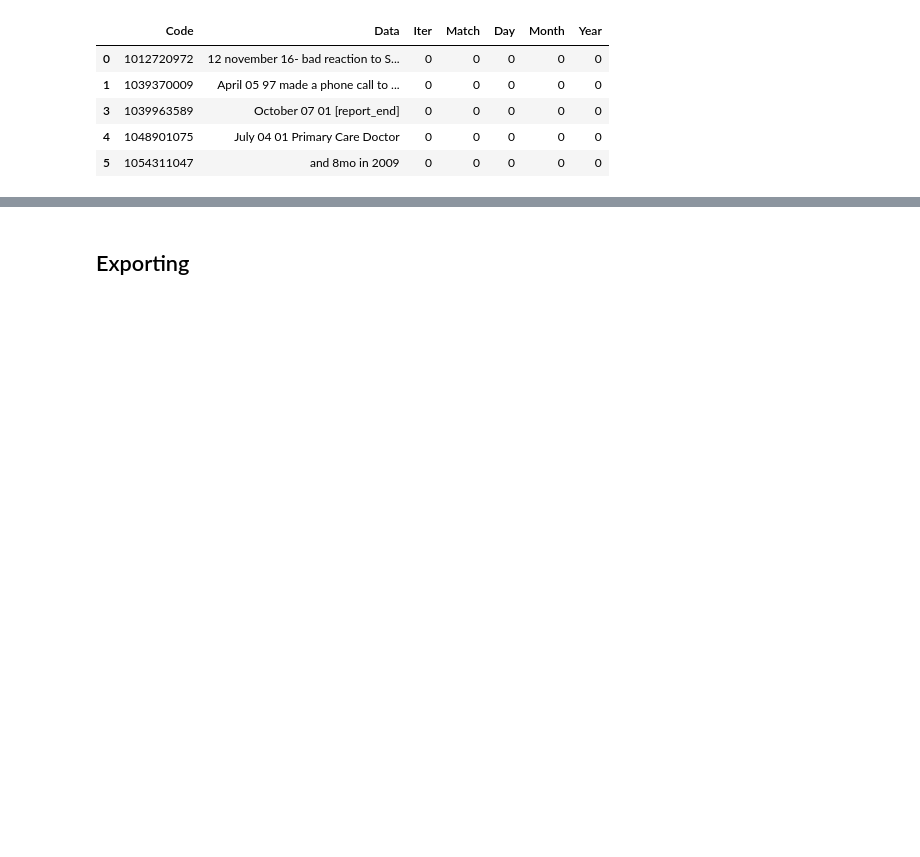
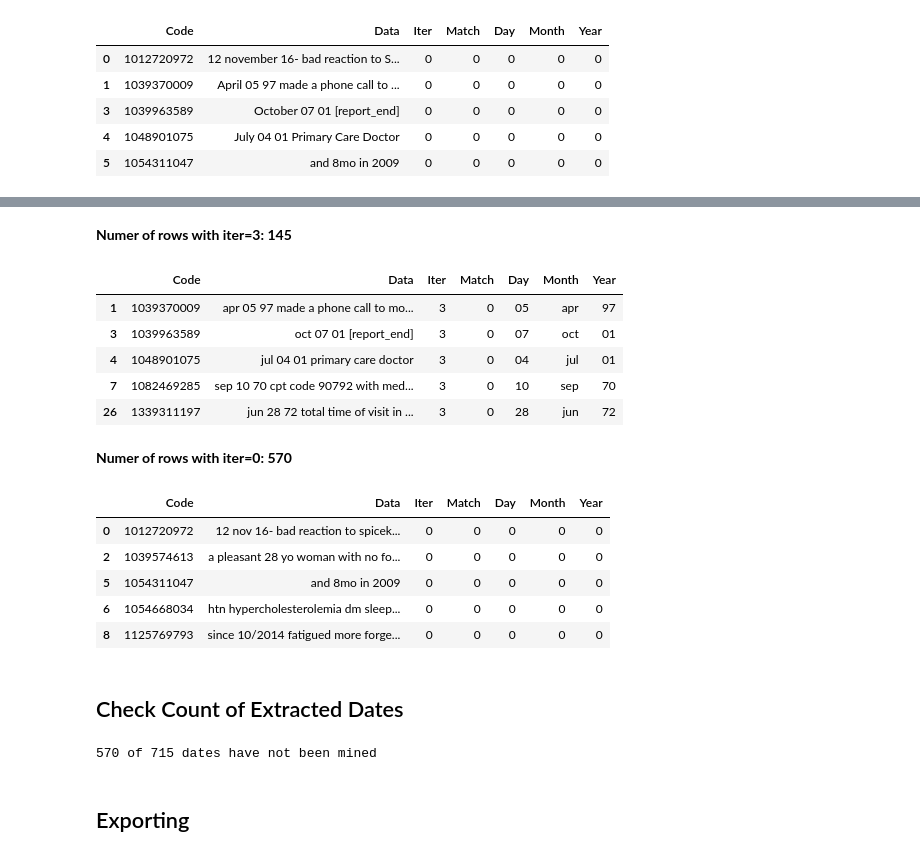
Before and after one commit to luke-foxed/Date-Mining, a Jupyter notebook: 01-Model.ipynb, the cells around one changed output, grey strips where cells are left out. Saved outputs shown, nothing was run; the diff lists cells and outputs as text; code cells hidden in the pictures; blank space fills up the shorter version.

Commit message:
More regex, changed cleaning

```diff
--- a/01-Model.ipynb
+++ b/01-Model.ipynb
@@ -81 +83,4 @@ df.head()
+# %%
+for line in df['Data']:
+    df['Data'] = df['Data'].replace(line, line.lower())
 # %% [markdown]
@@ -146,5 +143,6 @@ for index, line in df['Data'].items():
             for i in word.split('/'):
                 if i.isnumeric() and len(i) == 1:
                     formatted = '/'.join([item.zfill(2) for item in (word.split('/'))])
-                    df['Data'] = df['Data'].replace(line, formatted)
+                    print ("Converting {0} to {1}".format(word, formatted))
+                    df['Data'] = df['Data'].replace(line, line.replace(word, formatted))
 # %% [output]
@@ -325,0 +356,6 @@ info(iter)
+# %%
+tmp = df.loc[df.Code==7310415235,"Data"]
+display(tmp)
+
+regex = r"(?P<Month>jan|feb|mar|apr|may|jun|jul|aug|sep|oct|nov|dec)(?P<Day>\s+\d{1,2})(?P<Year>\s+\d{2,4})"
+tmp.str.extract(regex)
@@ -325,0 +367,7 @@ info(iter)
+# %%
+iter = 3
+
+df2 = df[df.Iter==0].Data.str.extract(regex)
+df2.dropna(inplace=True)
+display(Markdown(" * Number of row matched = %s" % df2.shape[0]))
+display(df2.head())
@@ -326,3 +382,32 @@ info(iter)
+# %%
+df.loc[(df.Iter==0) & (df2.Day.notnull()), "Day"] = df2["Day"]
+df.loc[(df.Iter==0) & (df2.Month.notnull()), "Month"] = df2["Month"]
+df.loc[(df.Iter==0) & (df2.Year.notnull()), "Year"] = df2["Year"]
+df.loc[(df.Iter==0) & (df2.Year.notnull()),"Iter"] = iter
+
+info(iter)
+# %% [output]
+**Numer of rows with iter=3: 145**
+|  | Code | Data | Iter | Match | Day | Month | Year |
+| 1 | 1039370009 | apr 05 97 made a phone call to mo... | 3 | 0 | 05 | apr | 97 |
+| 3 | 1039963589 | oct 07 01 [report_end] | 3 | 0 | 07 | oct | 01 |
+| 4 | 1048901075 | jul 04 01 primary care doctor | 3 | 0 | 04 | jul | 01 |
+| 7 | 1082469285 | sep 10 70 cpt code 90792 with med... | 3 | 0 | 10 | sep | 70 |
+| 26 | 1339311197 | jun 28 72 total time of visit in ... | 3 | 0 | 28 | jun | 72 |
+**Numer of rows with iter=0: 570**
+|  | Code | Data | Iter | Match | Day | Month | Year |
+| 0 | 1012720972 | 12 nov 16- bad reaction to spicek... | 0 | 0 | 0 | 0 | 0 |
+| 2 | 1039574613 | a pleasant 28 yo woman with no fo... | 0 | 0 | 0 | 0 | 0 |
+| 5 | 1054311047 | and 8mo in 2009 | 0 | 0 | 0 | 0 | 0 |
+| 6 | 1054668034 | htn hypercholesterolemia dm sleep... | 0 | 0 | 0 | 0 | 0 |
+| 8 | 1125769793 | since 10/2014 fatigued more forge... | 0 | 0 | 0 | 0 | 0 |
+# %% [markdown]
+## Check Count of Extracted Dates
+# %%
+missed_dates = df[(df.Year==0) & (df.Day==0) & (df.Month==0)]
+print ("{0} of {1} dates have not been mined".format(len(missed_dates), len(df)))
+# %% [output]
+570 of 715 dates have not been mined
 # %% [markdown]
 ## Exporting
 # %%
```
Also changed, not shown: parts of 12 cells of this notebook, 2 other files.
